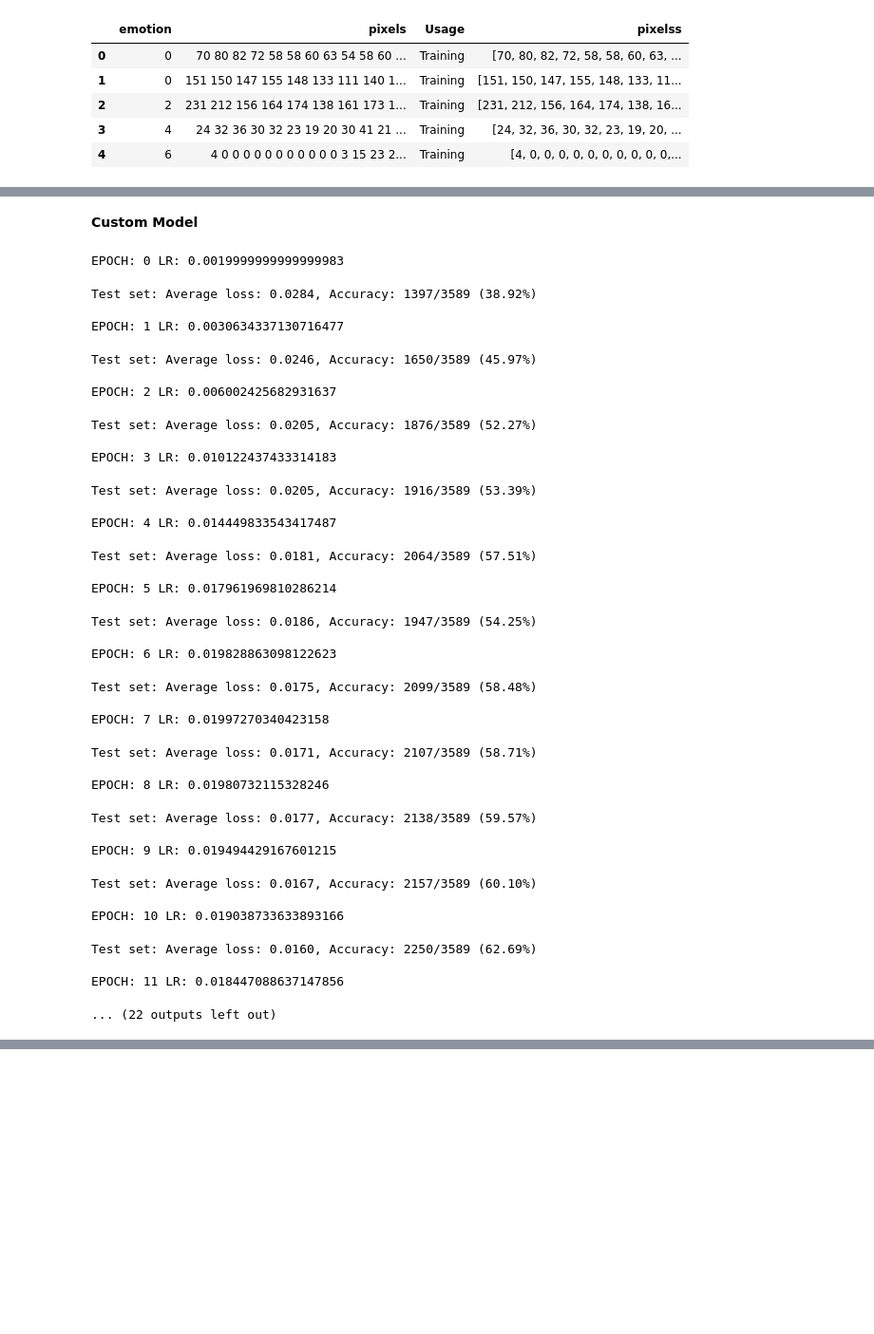
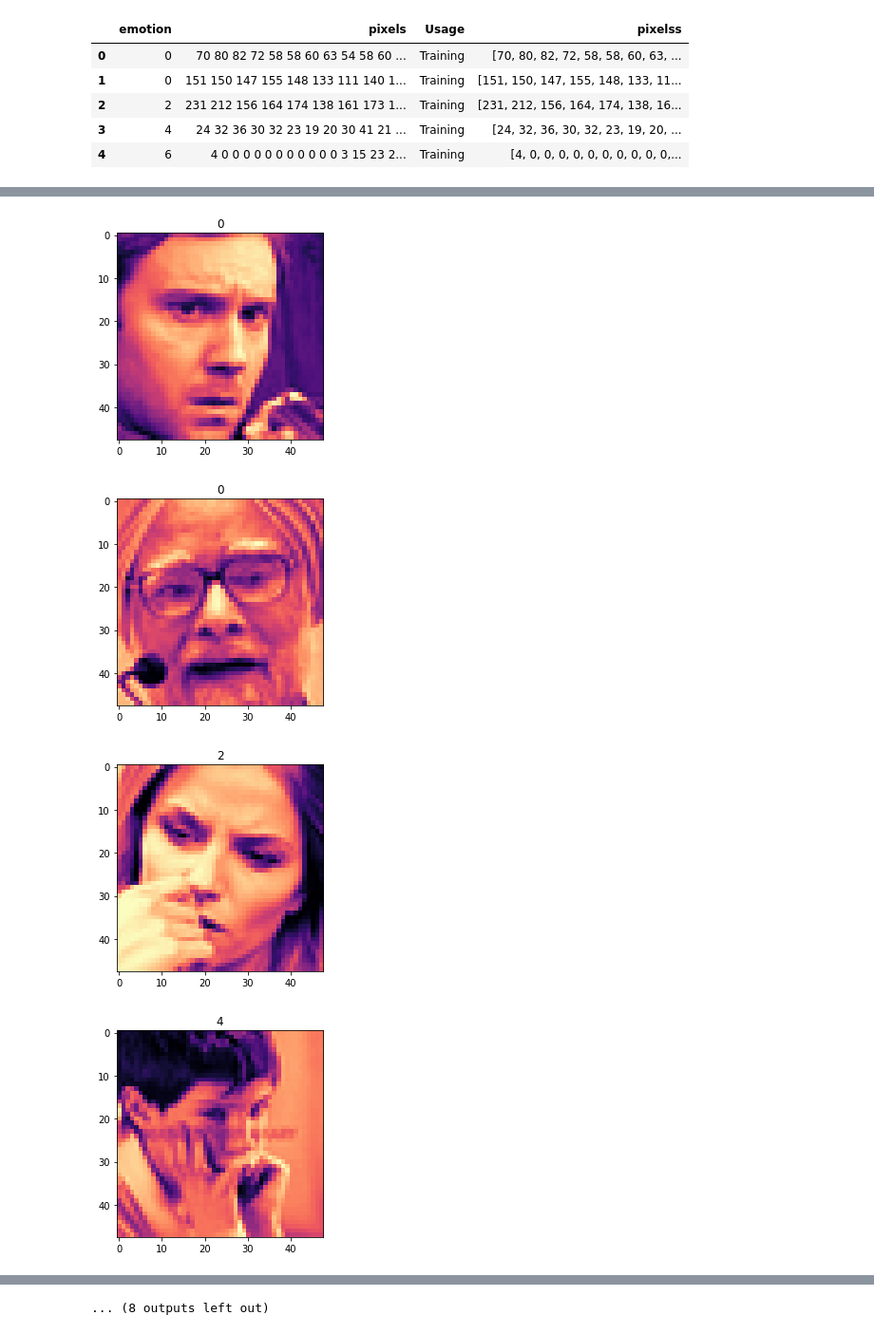
Before and after one commit to lomovtsevp/diploma-real-time-emotions-recognition, a Jupyter notebook: DIPLOMA_FACE_EMOTIONS_RECOGNITION.ipynb, the cells around one changed output, grey strips where cells are left out. Shown at 95% size. Drawn from its saved outputs; the diff is of its cells as text; code cells hidden in the pictures; blank space fills up the shorter version.

```diff
--- a/DIPLOMA_FACE_EMOTIONS_RECOGNITION.ipynb
+++ b/DIPLOMA_FACE_EMOTIONS_RECOGNITION.ipynb
@@ -241,2 +86,0 @@ def test(model, test_loader):
-# %% [markdown]
-**Custom Model**
@@ -344,54 +86,0 @@ class Net(nn.Module):
-# %%
-model=Net(1.0)
-model.to(device)
-epochs=32
-optimizer = optim.SGD(model.parameters(), lr=0.002, momentum=0.9, weight_decay=9e-4)
-scheduler = torch.optim.lr_scheduler.OneCycleLR(optimizer, max_lr=0.02, steps_per_epoch=len(training_generator), pct_start=0.2, div_factor=10, cycle_momentum=False, epochs=epochs)
-
-input_size=(3,48,48)
-train_acc = []
-train_loss = []
-valid_acc = []
-valid_loss = []
-for epoch in range(epochs):
-    print("EPOCH: %s LR: %s " % (epoch, get_lr(optimizer)))
-    train(model, training_generator, optimizer,scheduler)
-    test(model, validation_generator)
-    #scheduler.step()
-plot(train_loss,train_acc, valid_loss, valid_acc, 'Loss & Accuracy')
-# %% [output]
-EPOCH: 0 LR: 0.0019999999999999983
-Test set: Average loss: 0.0284, Accuracy: 1397/3589 (38.92%)
-
-EPOCH: 1 LR: 0.0030634337130716477
-Test set: Average loss: 0.0246, Accuracy: 1650/3589 (45.97%)
-
-EPOCH: 2 LR: 0.006002425682931637
-Test set: Average loss: 0.0205, Accuracy: 1876/3589 (52.27%)
-
-EPOCH: 3 LR: 0.010122437433314183
-Test set: Average loss: 0.0205, Accuracy: 1916/3589 (53.39%)
-
-EPOCH: 4 LR: 0.014449833543417487
-Test set: Average loss: 0.0181, Accuracy: 2064/3589 (57.51%)
-
-EPOCH: 5 LR: 0.017961969810286214
-Test set: Average loss: 0.0186, Accuracy: 1947/3589 (54.25%)
-
-EPOCH: 6 LR: 0.019828863098122623
-Test set: Average loss: 0.0175, Accuracy: 2099/3589 (58.48%)
-
-EPOCH: 7 LR: 0.01997270340423158
-Test set: Average loss: 0.0171, Accuracy: 2107/3589 (58.71%)
-
-EPOCH: 8 LR: 0.01980732115328246
-Test set: Average loss: 0.0177, Accuracy: 2138/3589 (59.57%)
-
-EPOCH: 9 LR: 0.019494429167601215
-Test set: Average loss: 0.0167, Accuracy: 2157/3589 (60.10%)
-
-EPOCH: 10 LR: 0.019038733633893166
-Test set: Average loss: 0.0160, Accuracy: 2250/3589 (62.69%)
-
-EPOCH: 11 LR: 0.018447088637147856
-... (22 outputs left out)
@@ -397,0 +92,13 @@ EPOCH: 11 LR: 0.018447088637147856
+# %%
+#посмотрим, что за картинки в наборе данных
+for i in range(20):
+  plt.figure()
+  image = np.array(df_train['pixelss'][i]).reshape(48, 48)
+  plt.imshow(image, interpolation='nearest',cmap='magma')
+  plt.title(df_train['emotion'][i])
+  plt.show()
+# %% [output]
+[figure, added]
+[figure, added]
+[figure, added]
+[figure, added]
@@ -397,0 +113 @@ EPOCH: 11 LR: 0.018447088637147856
+... (8 outputs left out)
```
Also changed, not shown: parts of 49 cells of this notebook.
